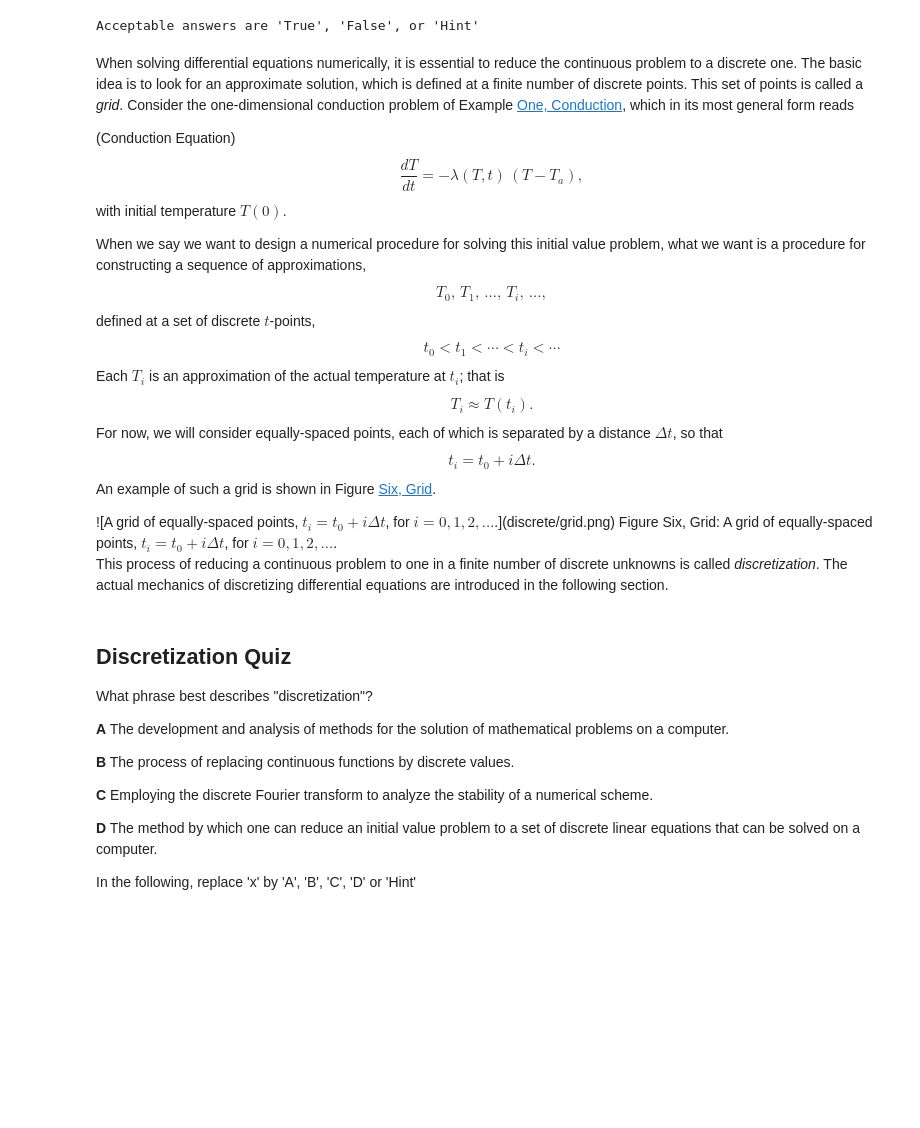
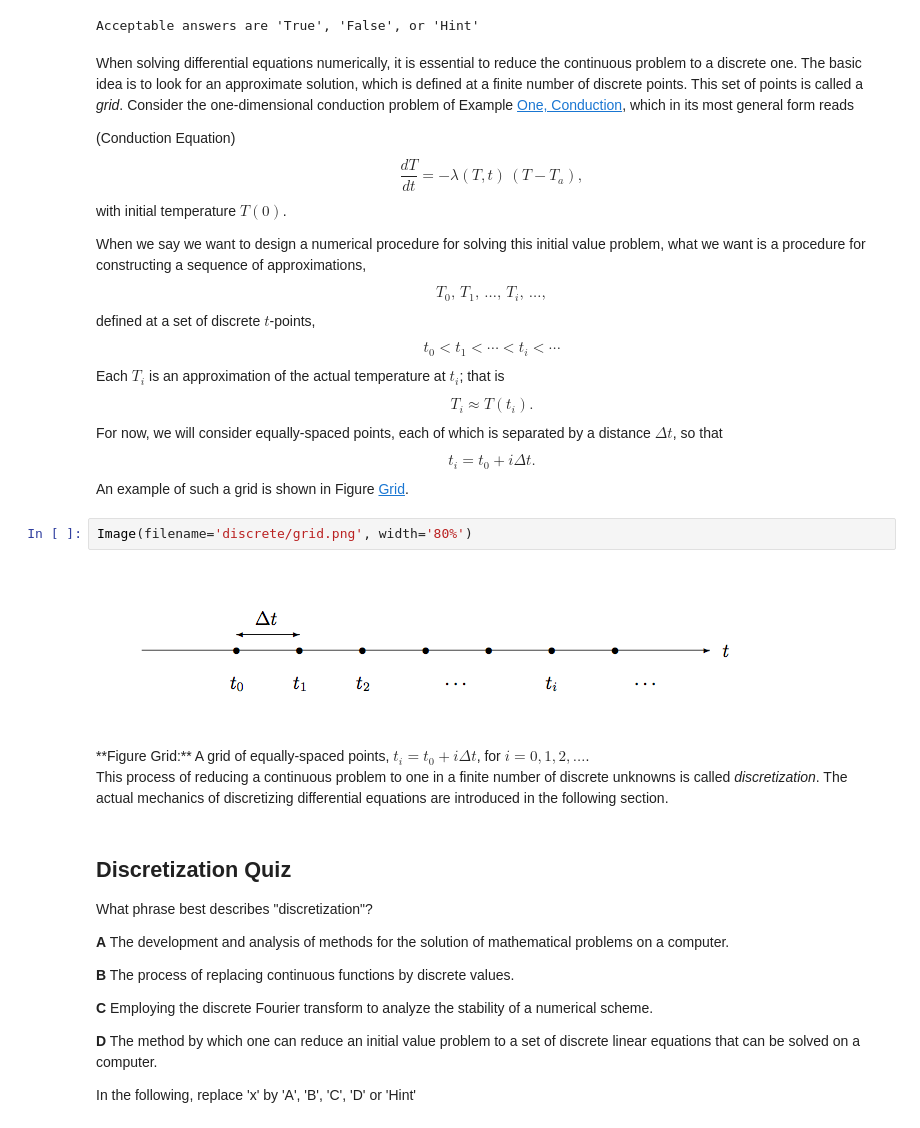
Before and after one commit to tjarnikova/numeric, a Jupyter notebook: lab1/Lab_1.ipynb, the cells around one changed output. Saved outputs shown, nothing was run; the diff lists cells and outputs as text; blank space fills up the shorter version.

```diff
--- a/lab1/Lab_1.ipynb
+++ b/lab1/Lab_1.ipynb
@@ -604,17 +605,20 @@ discrete $t$-points, $$t_0<t_1 < \cdots <t_i < \cdots$$ Each $T_i$ is an
 approximation of the actual temperature at $t_i$; that is
 $$T_i \approx T(t_i).$$ For now, we will consider equally-spaced points,
 each of which is separated by a distance $\Delta t$, so that $$t_i=t_0+i \Delta t .$$
-An example of such a grid is shown in Figure [Six, Grid](#lab1:fig:discrete-points).
-
-<div id='lab1:fig:discrete-points'>
-![A grid of equally-spaced points, $t_i=t_0+i\Delta t$, for $i=0,1,2,\ldots$.](discrete/grid.png)
-Figure Six, Grid: A grid of equally-spaced points, $t_i=t_0+i\Delta t$, for $i=0,1,2,\ldots$.
-</div>
-
-This process of reducing a continuous problem to one in a finite number
-of discrete unknowns is called *discretization*. The actual mechanics of
-discretizing differential equations are introduced in the following
-section.
+An example of such a grid is shown in Figure [Grid](#lab1:fig:discrete-points).
+# %%
+Image(filename='discrete/grid.png', width='80%')
+# %% [output]
+[figure, added]
+# %% [markdown]
+<div id='lab1:fig:discrete-points'>
+**Figure Grid:** A grid of equally-spaced points, $t_i=t_0+i\Delta t$, for $i=0,1,2,\ldots$.
+</div>
+
+This process of reducing a continuous problem to one in a finite number
+of discrete unknowns is called *discretization*. The actual mechanics of
+discretizing differential equations are introduced in the following
+section.
 # %% [markdown]
 Discretization Quiz
 --------------
```
Also changed, not shown: parts of 16 cells of this notebook.
